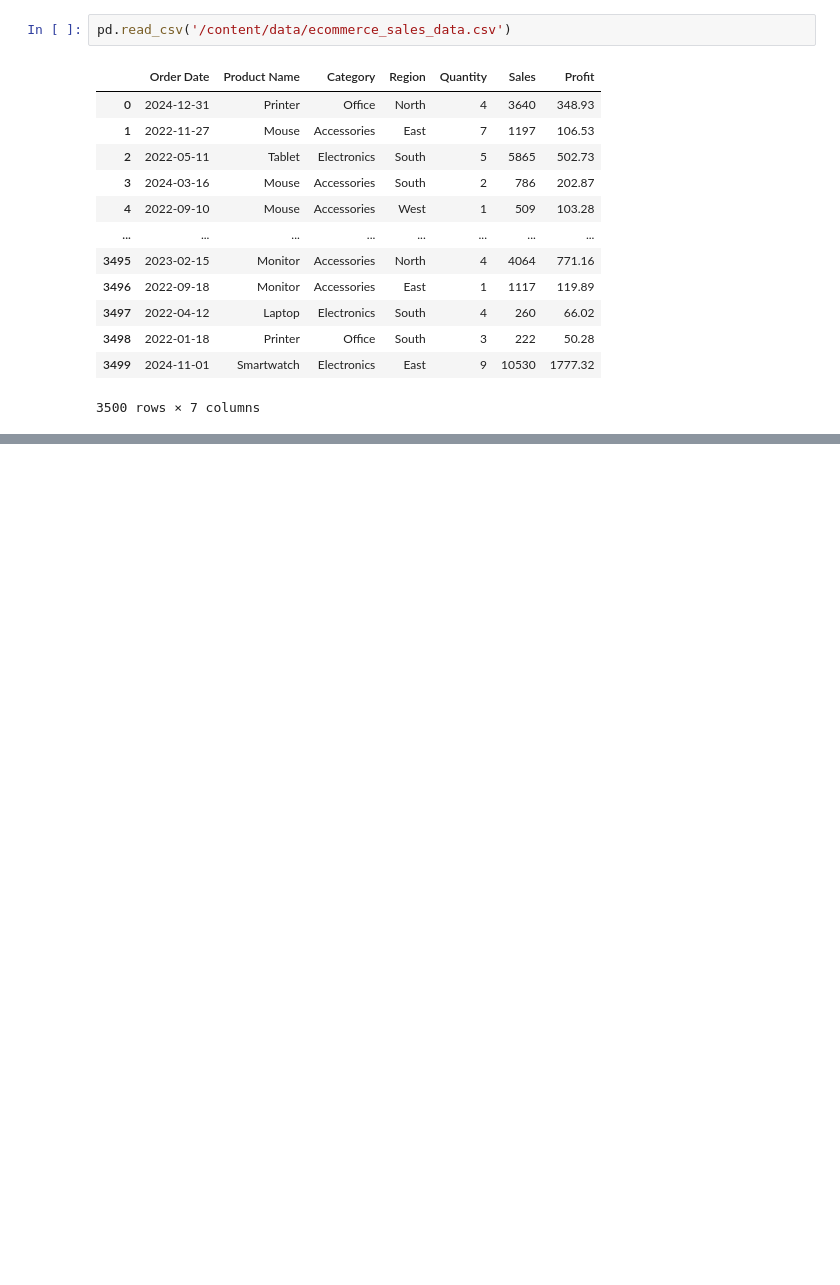
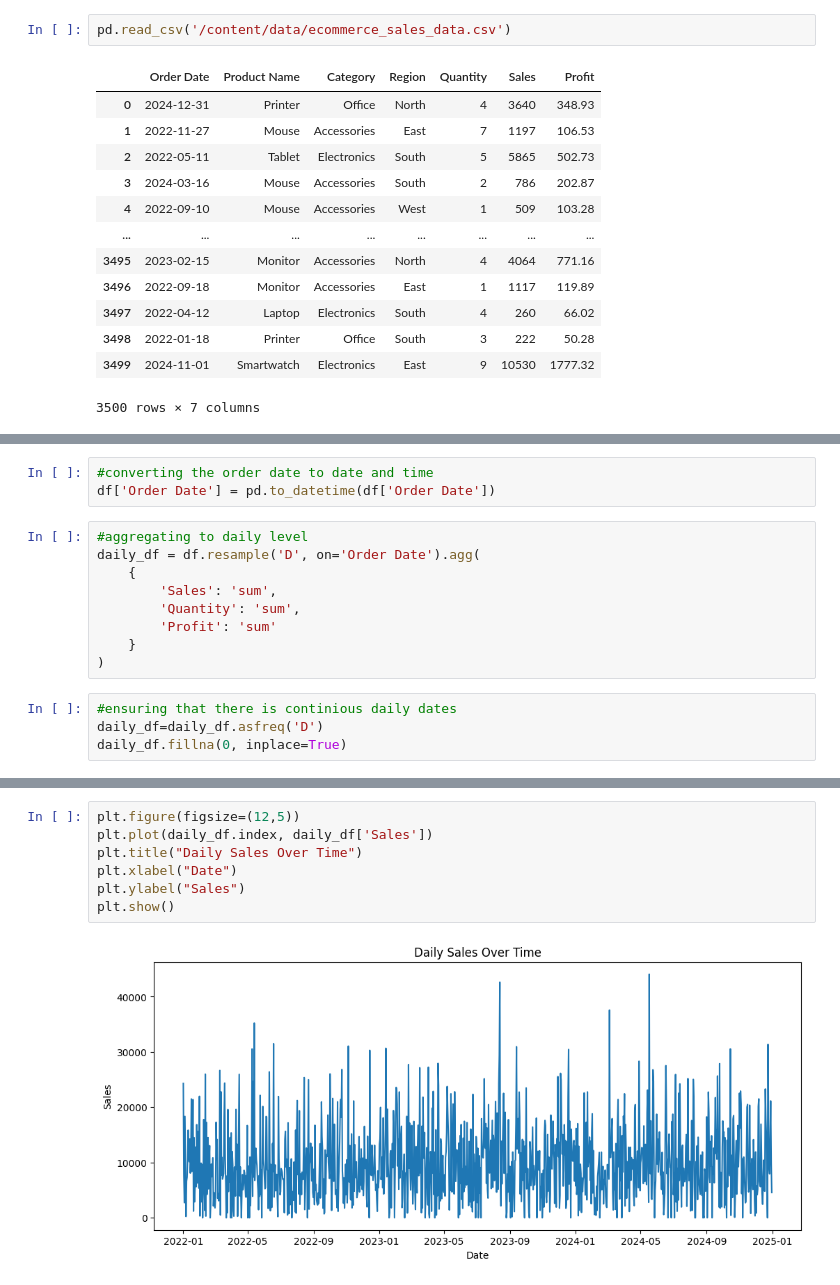
Before and after one commit to elvispreakerebi/ml-pipeline-formative-1, a Jupyter notebook: Copy_of_Welcome_To_Colab.ipynb, the cells around one changed output, grey strips where cells are left out. Saved outputs shown, nothing was run; the diff lists cells and outputs as text; blank space fills up the shorter version.

```diff
--- a/Copy_of_Welcome_To_Colab.ipynb
+++ b/Copy_of_Welcome_To_Colab.ipynb
@@ -48,0 +73,16 @@ pd.read_csv('/content/data/ecommerce_sales_data.csv')
+# %%
+#converting the order date to date and time
+df['Order Date'] = pd.to_datetime(df['Order Date'])
+# %%
+#aggregating to daily level
+daily_df = df.resample('D', on='Order Date').agg(
+    {
+        'Sales': 'sum',
+        'Quantity': 'sum',
+        'Profit': 'sum'
+    }
+)
+# %%
+#ensuring that there is continious daily dates
+daily_df=daily_df.asfreq('D')
+daily_df.fillna(0, inplace=True)
@@ -48,0 +111,9 @@ pd.read_csv('/content/data/ecommerce_sales_data.csv')
+# %%
+plt.figure(figsize=(12,5))
+plt.plot(daily_df.index, daily_df['Sales'])
+plt.title("Daily Sales Over Time")
+plt.xlabel("Date")
+plt.ylabel("Sales")
+plt.show()
+# %% [output]
+[figure, added]
```
Also changed, not shown: parts of 11 cells of this notebook.
